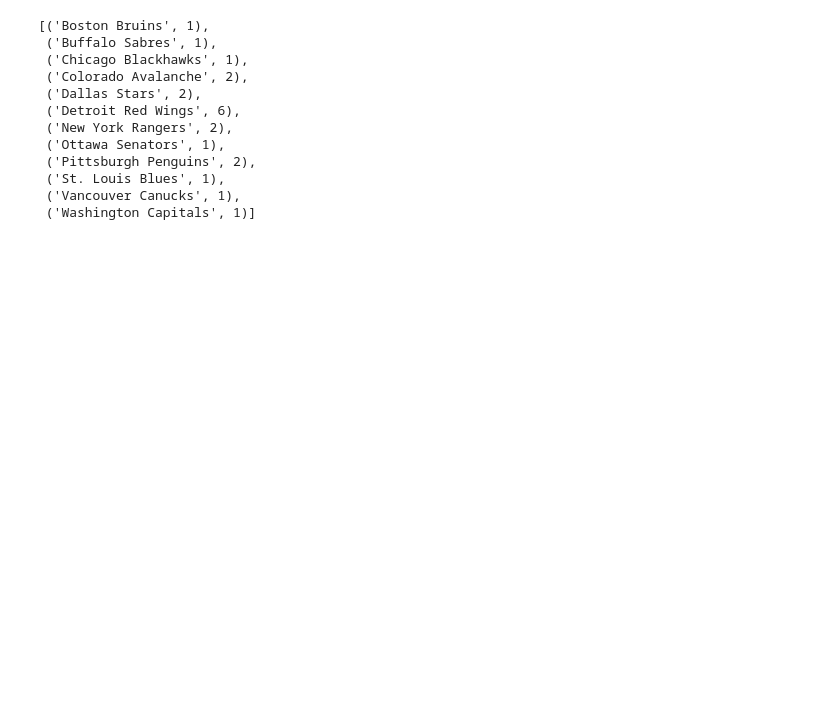
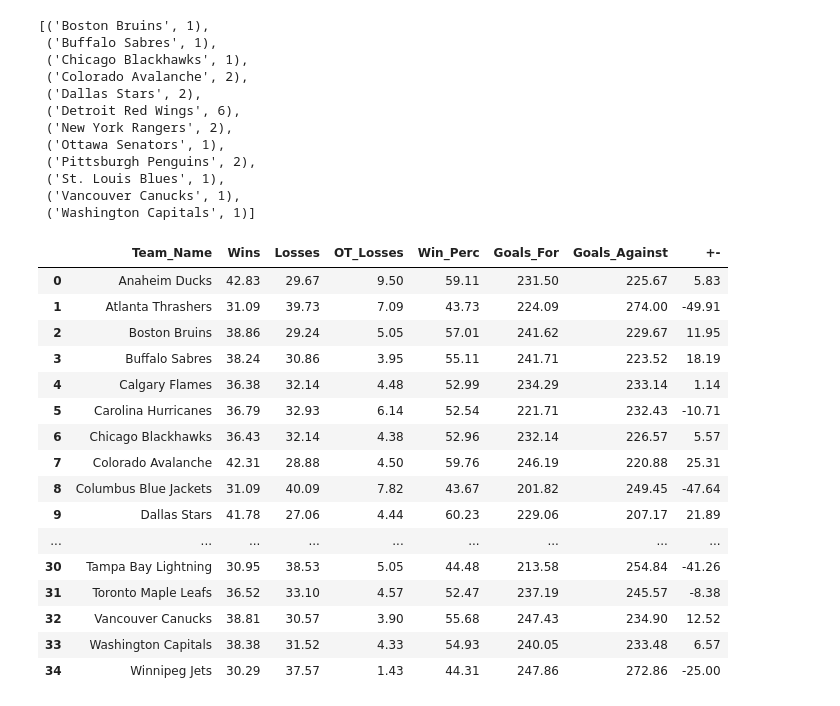
Before and after one commit to rmie00/Hockey_Team_Scraping_And_Analysis, a Jupyter notebook: My_Anlaysis.ipynb, the cells around one changed output. Cells and saved outputs as stored; diff of their text form; code cells hidden in the pictures; blank space fills up the shorter version.

```diff
--- a/My_Anlaysis.ipynb
+++ b/My_Anlaysis.ipynb
@@ -231,3 +207,26 @@ sorted(season_win_count.items())
  ('St. Louis Blues', 1),
  ('Vancouver Canucks', 1),
  ('Washington Capitals', 1)]
+# %%
+df_team = round(df.groupby('Team_Name').mean(), 2)
+df_team.drop('Year_Played', axis = 1, inplace= True)
+df_team.reset_index(inplace= True)
+df_team
+# %% [output]
+|  | Team_Name | Wins | Losses | OT_Losses | Win_Perc | Goals_For | Goals_Against | +- |
+| 0 | Anaheim Ducks | 42.83 | 29.67 | 9.50 | 59.11 | 231.50 | 225.67 | 5.83 |
+| 1 | Atlanta Thrashers | 31.09 | 39.73 | 7.09 | 43.73 | 224.09 | 274.00 | -49.91 |
+| 2 | Boston Bruins | 38.86 | 29.24 | 5.05 | 57.01 | 241.62 | 229.67 | 11.95 |
+| 3 | Buffalo Sabres | 38.24 | 30.86 | 3.95 | 55.11 | 241.71 | 223.52 | 18.19 |
+| 4 | Calgary Flames | 36.38 | 32.14 | 4.48 | 52.99 | 234.29 | 233.14 | 1.14 |
+| 5 | Carolina Hurricanes | 36.79 | 32.93 | 6.14 | 52.54 | 221.71 | 232.43 | -10.71 |
+| 6 | Chicago Blackhawks | 36.43 | 32.14 | 4.38 | 52.96 | 232.14 | 226.57 | 5.57 |
+| 7 | Colorado Avalanche | 42.31 | 28.88 | 4.50 | 59.76 | 246.19 | 220.88 | 25.31 |
+| 8 | Columbus Blue Jackets | 31.09 | 40.09 | 7.82 | 43.67 | 201.82 | 249.45 | -47.64 |
+| 9 | Dallas Stars | 41.78 | 27.06 | 4.44 | 60.23 | 229.06 | 207.17 | 21.89 |
+| ... | ... | ... | ... | ... | ... | ... | ... | ... |
+| 30 | Tampa Bay Lightning | 30.95 | 38.53 | 5.05 | 44.48 | 213.58 | 254.84 | -41.26 |
+| 31 | Toronto Maple Leafs | 36.52 | 33.10 | 4.57 | 52.47 | 237.19 | 245.57 | -8.38 |
+| 32 | Vancouver Canucks | 38.81 | 30.57 | 3.90 | 55.68 | 247.43 | 234.90 | 12.52 |
+| 33 | Washington Capitals | 38.38 | 31.52 | 4.33 | 54.93 | 240.05 | 233.48 | 6.57 |
+| 34 | Winnipeg Jets | 30.29 | 37.57 | 1.43 | 44.31 | 247.86 | 272.86 | -25.00 |
```
Also changed, not shown: parts of 3 cells of this notebook, 1 other file.
